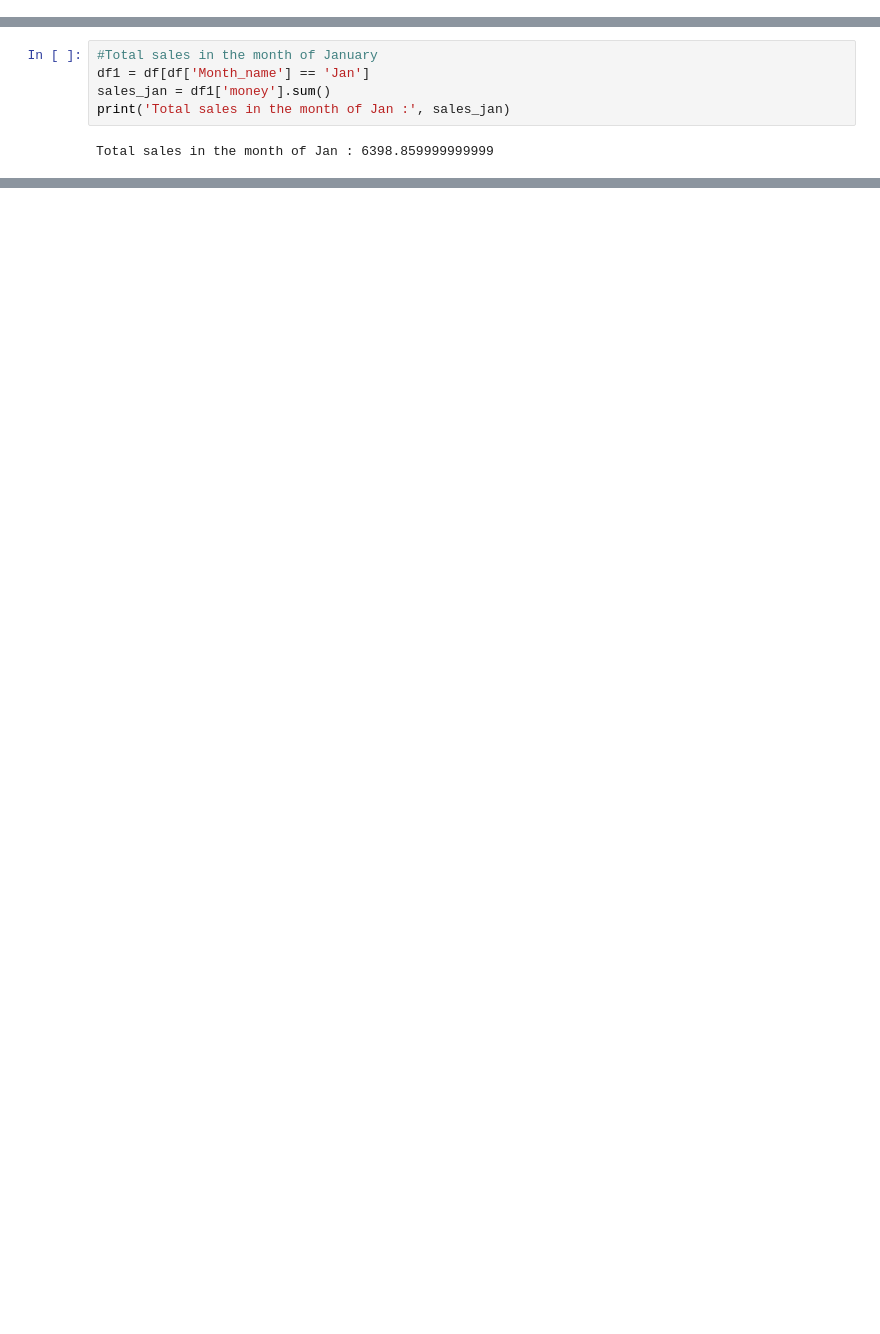
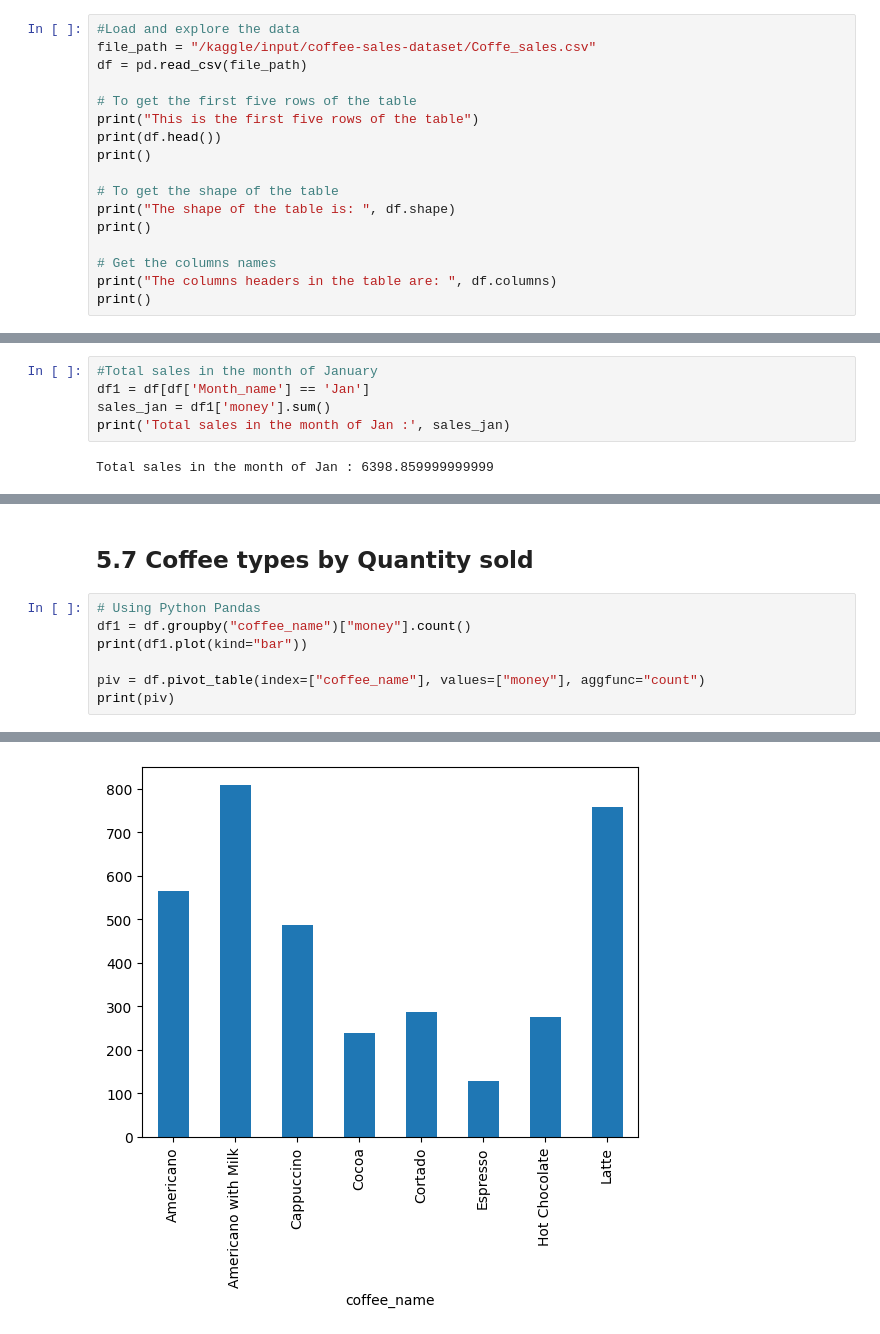
Before and after one commit to Nestor-12345/Coffee-sales-data-analysis, a Jupyter notebook: coffee-sales-data-analysis-project.ipynb, the cells around one changed output, grey strips where cells are left out. Drawn from its saved outputs; the diff is of its cells as text; blank space fills up the shorter version.

```diff
--- a/coffee-sales-data-analysis-project.ipynb
+++ b/coffee-sales-data-analysis-project.ipynb
@@ -71,0 +62,17 @@ max      22.000000    38.700000     7.000000    12.000000
+# %%
+#Load and explore the data
+file_path = "/kaggle/input/coffee-sales-dataset/Coffe_sales.csv"
+df = pd.read_csv(file_path)
+
+# To get the first five rows of the table
+print("This is the first five rows of the table")
+print(df.head())
+print()
+
+# To get the shape of the table
+print("The shape of the table is: ", df.shape)
+print()
+
+# Get the columns names
+print("The columns headers in the table are: ", df.columns)
+print()
@@ -299,0 +483,10 @@ Name: money, dtype: float64
+# %% [markdown]
+## 5.7 Coffee types by Quantity sold
+# %%
+# Using Python Pandas
+df1 = df.groupby("coffee_name")["money"].count()
+print(df1.plot(kind="bar"))
+
+piv = df.pivot_table(index=["coffee_name"], values=["money"], aggfunc="count")
+print(piv)
+# %% [output]
@@ -299,0 +504 @@ Name: money, dtype: float64
+[figure, added]
```
Also changed, not shown: parts of 83 cells of this notebook.
